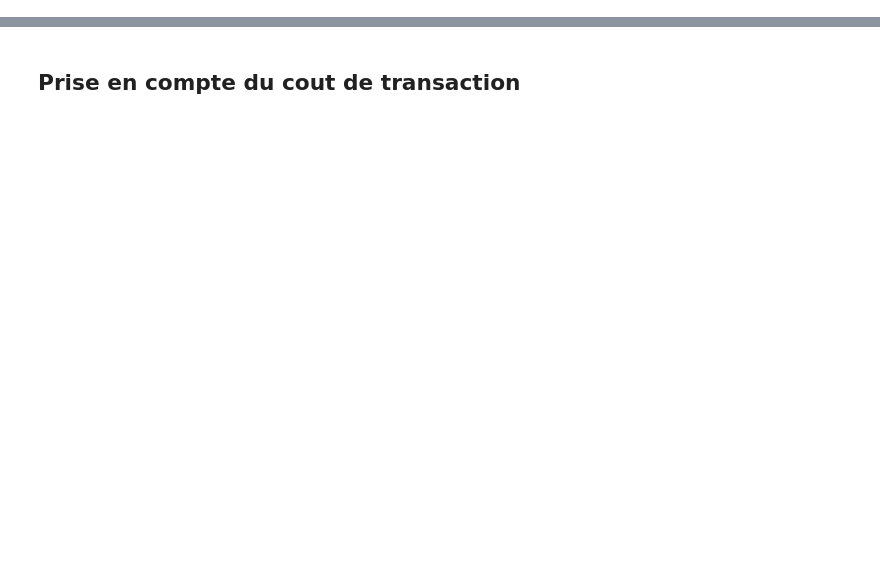
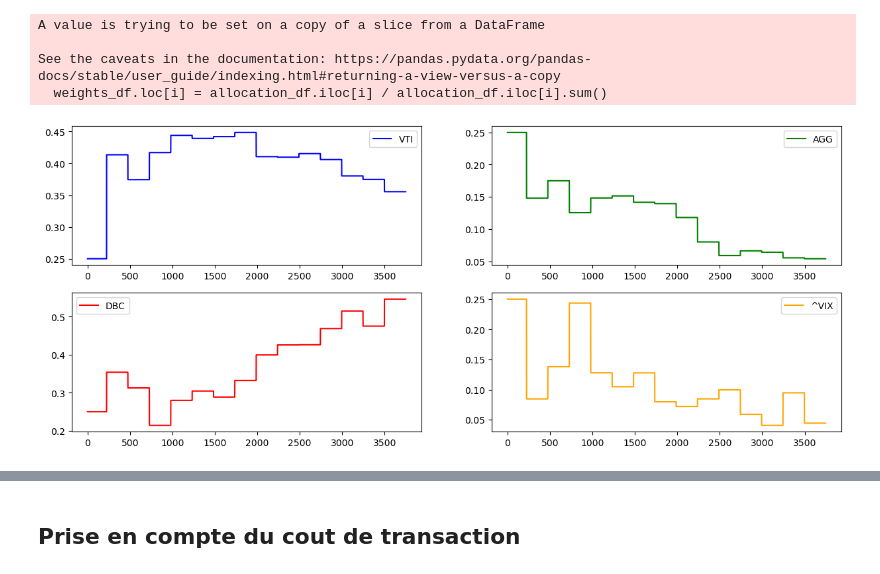
Before and after one commit to alexandreviard/DL-Portfolio-CMAP, a Jupyter notebook: massyle/allocation_article_zhang_DL.ipynb, the cells around one changed output, grey strips where cells are left out. Cells and saved outputs as stored; diff of their text form; code cells hidden in the pictures; blank space fills up the shorter version.

```diff
--- a/massyle/allocation_article_zhang_DL.ipynb
+++ b/massyle/allocation_article_zhang_DL.ipynb
@@ -145,7 +148,6 @@ portfolio_df['Date'] = data_na['Date']
 # Paramètre de période de réallocation : 'day', 'month', ou 'year'
 rebalancing_period = 'day'  # Change à 'day', 'month', ou 'year' selon la fréquence souhaitée
 # %%
-
 # Parcourir chaque date et réallouer le portefeuille selon la période définie
 for i in range(1, len(test)):
     current_date = pd.to_datetime(test.loc[i, 'Date'])
@@ -162,29 +164,21 @@ for i in range(1, len(test)):
         # Réallocation basée sur les prix actuels et les allocations initiales
         allocation_df.iloc[i] = rebalance_portfolio(test.iloc[i], previous_alloc, current_prices, initial_allocation)
 
+        # Mettre à jour les poids basés sur la nouvelle allocation
+        weights_df.loc[i] = allocation_df.iloc[i] / allocation_df.iloc[i].sum()
+
     else:
-        # Conserver la même allocation
+        # Conserver la même allocation et poids
         allocation_df.iloc[i] = allocation_df.iloc[i - 1]
+        weights_df.loc[i] = weights_df.loc[i - 1]
 
     # Mise à jour de la valeur du portefeuille
     portfolio_df.loc[i, 'portfolio_value'] = (allocation_df.iloc[i] * test.iloc[i, 1:].values).sum()
+# %% [output]
+A value is trying to be set on a copy of a slice from a DataFrame
+
+See the caveats in the documentation: https://pandas.pydata.org/pandas-docs/stable/user_guide/indexing.html#returning-a-view-versus-a-copy
+  weights_df.loc[i] = allocation_df.iloc[i] / allocation_df.iloc[i].sum()
-# %%
-# Parcourir chaque année et réallouer le portefeuille au 1er janvier de chaque année
-for i in range(1, len(test)):
-    current_year = pd.to_datetime(test.loc[i, 'Date']).year
-    previous_year = pd.to_datetime(test.loc[i-1, 'Date']).year
-
-    if current_year != previous_year:  # Réallocation si on change d'année
-        previous_alloc = allocation_df.iloc[i-1].values.astype(float)
-        current_prices = test.iloc[i, 1:].values.astype(float)
-
-        # Réallocation basée sur les prix actuels et les allocations initiales
-        allocation_df.iloc[i] = rebalance_portfolio(test.iloc[i],previous_alloc, current_prices, initial_allocation)
-    else:
-        allocation_df.iloc[i] = allocation_df.iloc[i-1]  # Conserver la même allocation
-
-    # Utilisation de loc pour éviter les avertissements
-    portfolio_df.loc[i, 'portfolio_value'] = (allocation_df.iloc[i] * test.iloc[i, 1:].values).sum()
 # %%
 # Déterminer la première année de la période
 first_date = pd.to_datetime(test['Date'].iloc[0])
@@ -212,6 +206,3 @@ for i in range(len(test)):
         else:
             # Pour les autres jours de la même année, conserver les mêmes poids
             weights_df.loc[i] = weights_df.loc[i - 1]
-# %%
-# Supprimer la dernière ligne du DataFrame des poids
-weights_df = weights_df.drop(weights_df.index[-1]).reset_index(drop=True)
@@ -226,0 +209,9 @@ returns_df = returns_df.drop(columns=['Date'])
+# %%
+fig, axs = plt.subplots(2,2, figsize=(15, 6))
+colors = ['blue', 'green', 'red', 'orange']
+axs = axs.flatten()
+for i in range(len(axs)):
+    axs[i].plot(weights_df.iloc[:,i].values, label=tickers[i], color=colors[i])
+    axs[i].legend()
+# %% [output]
+[figure, added]
```
Also changed, not shown: parts of 26 cells of this notebook, 2 other files.
